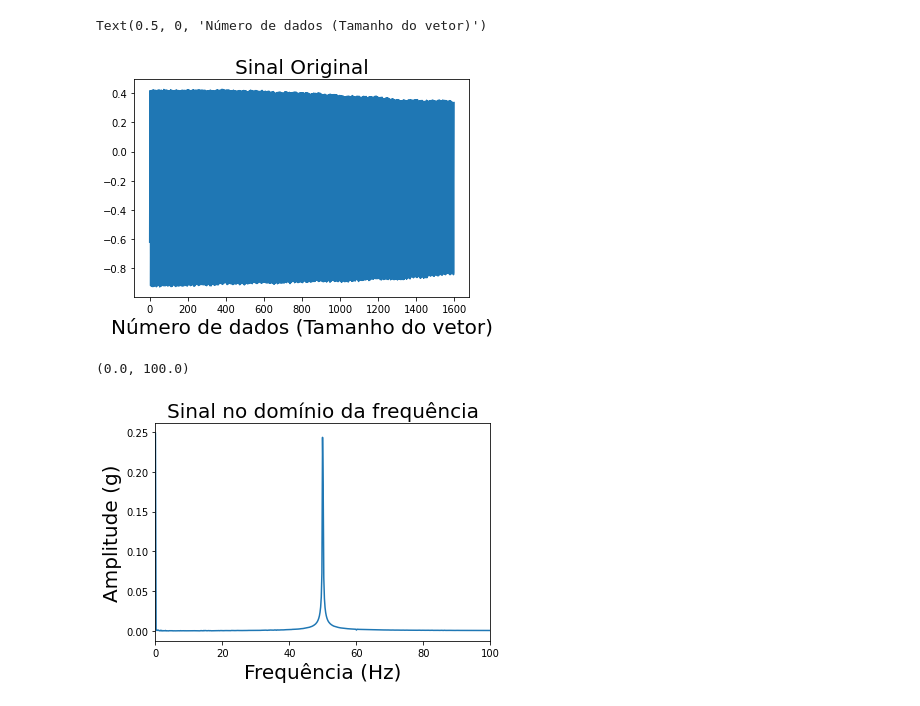
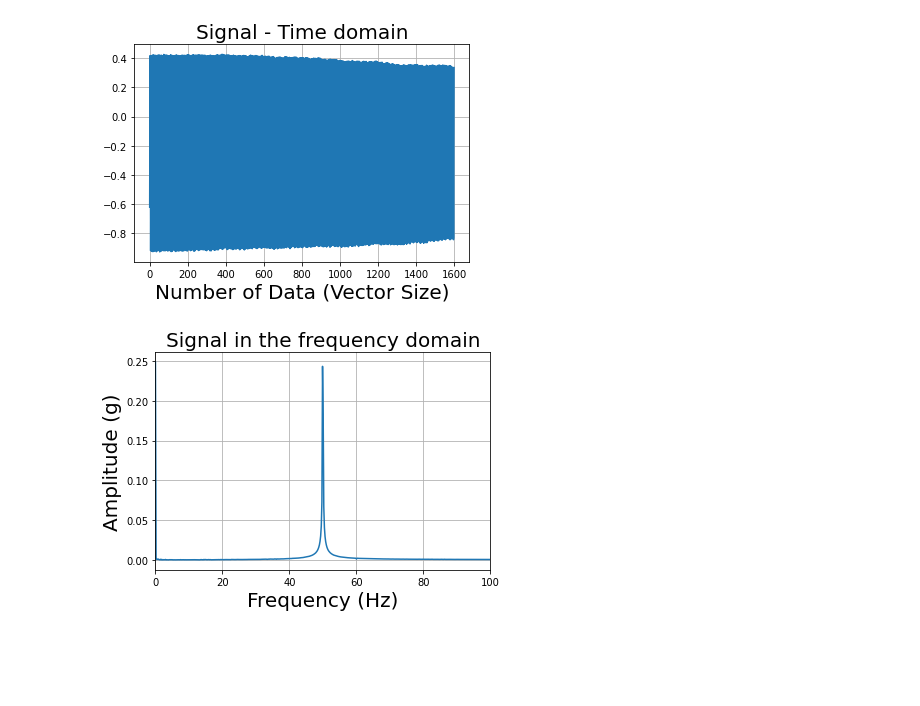
Before and after one commit to Jose-Savyo/Fast-Fuorrier-Transform-Python, a Jupyter notebook: FFT_python_scipy.ipynb, the cells around one changed output. Saved outputs shown, nothing was run; the diff lists cells and outputs as text; code cells hidden in the pictures; blank space fills up the shorter version.

```diff
--- a/FFT_python_scipy.ipynb
+++ b/FFT_python_scipy.ipynb
@@ -15,16 +15,16 @@ s = [-0.619089927113871, 0.0568000827701645, 0.417493563015508, 0.10617307096335
 
 
 
 #Signal size
 n = len(s)
 
 #Signal plot
 plt.plot(s)
-plt.title("Sinal Original", size = 20)
-plt.xlabel("Número de dados (Tamanho do vetor)", size = 20)
+plt.title("Signal - Time domain", size = 20)
+plt.xlabel("Number of Data (Vector Size)", size = 20)
+plt.grid()
 # %% [output]
-Text(0.5, 0, 'Número de dados (Tamanho do vetor)')
-[figure, old version]
+[figure, new version]
 # %%
 
 #Signal fft calculation
@@ -38,10 +38,10 @@ freqs = abs(sc.fftfreq(len(fft))*fs)
 
 #FFT plot
 plt.plot(freqs[:len(amp)], amp)
-plt.title("Sinal no domínio da frequência", size=20)
-plt.xlabel("Frequência (Hz)", size=20)
+plt.title("Signal in the frequency domain", size=20)
+plt.xlabel("Frequency (Hz)", size=20)
 plt.ylabel("Amplitude (g)", size=20)
 plt.xlim(0, 100)
+plt.grid()
 # %% [output]
-(0.0, 100.0)
-[figure, old version]
+[figure, new version]
```
